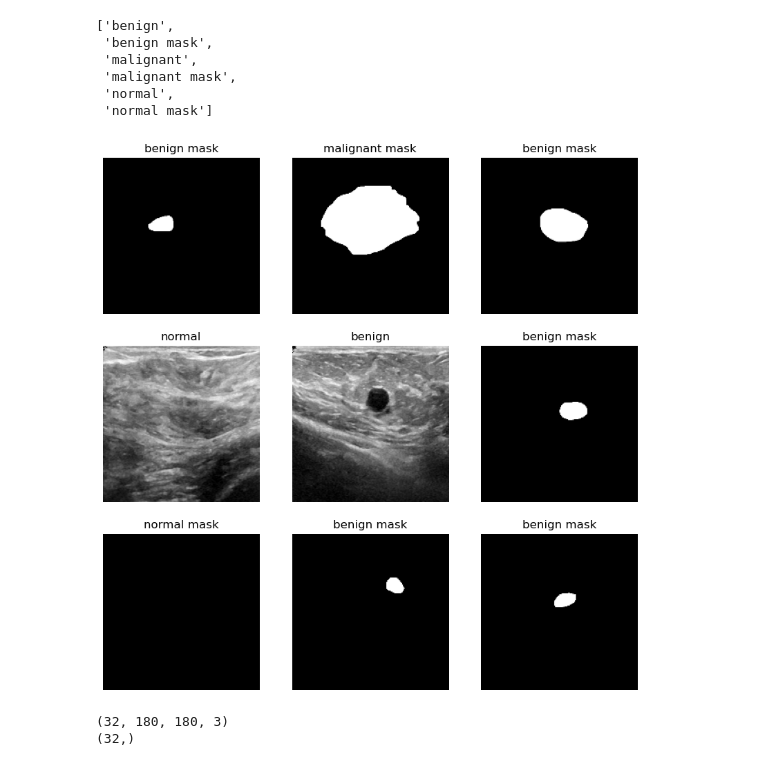
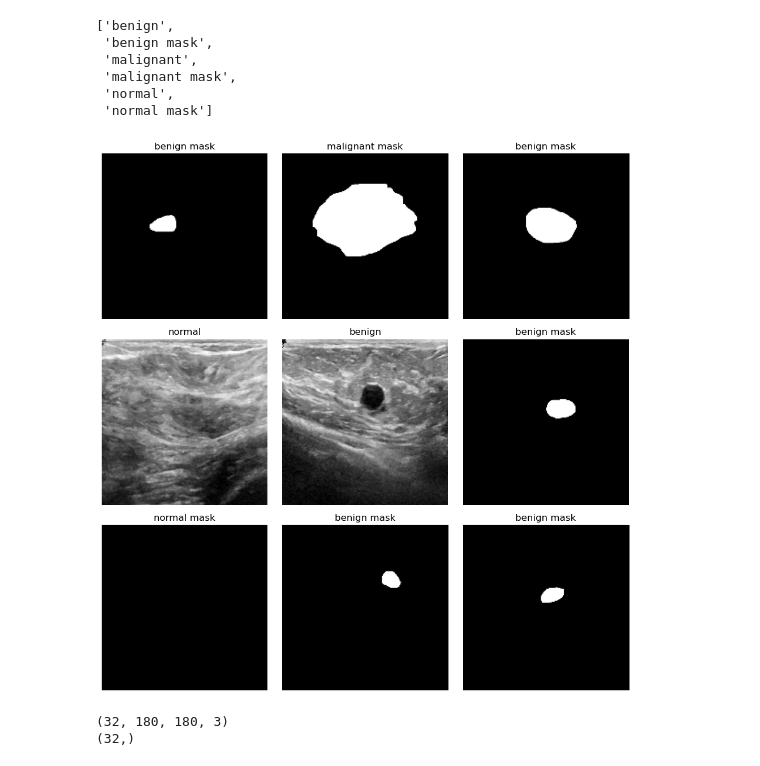
Before and after one commit to AiJared/Breast-Cancer-Detection, a Jupyter notebook: Breast Cancer Detection.ipynb, the cells around one changed output. Drawn from its saved outputs; the diff is of its cells as text; code cells hidden in the pictures.

Commit message:
training images

```diff
--- a/Breast Cancer Detection.ipynb
+++ b/Breast Cancer Detection.ipynb
@@ -71,14 +71,15 @@ def save_fig(fig_id, tight_layout=True, fig_extension="png", resolution=300):
 # %%
 # Here are the first nine images from my training dataset
 plt.figure(figsize=(10,10))
 for images, labels in train_ds.take(1):
     for i in range (9):
         ax = plt.subplot(3,3, i+1)
         plt.imshow(images[i].numpy().astype('uint8'))
         plt.title(class_names[labels[i]])
         plt.axis('off')
+        save_fig("sample_training_images")
 # %% [output]
-[figure, old version]
+[figure, new version]
 # %%
 # manually iterate over the dataset and retrieve batches of images
 for image_batch, labels_batch in train_ds:
```
Also changed, not shown: parts of 3 cells of this notebook, 2 other files.
